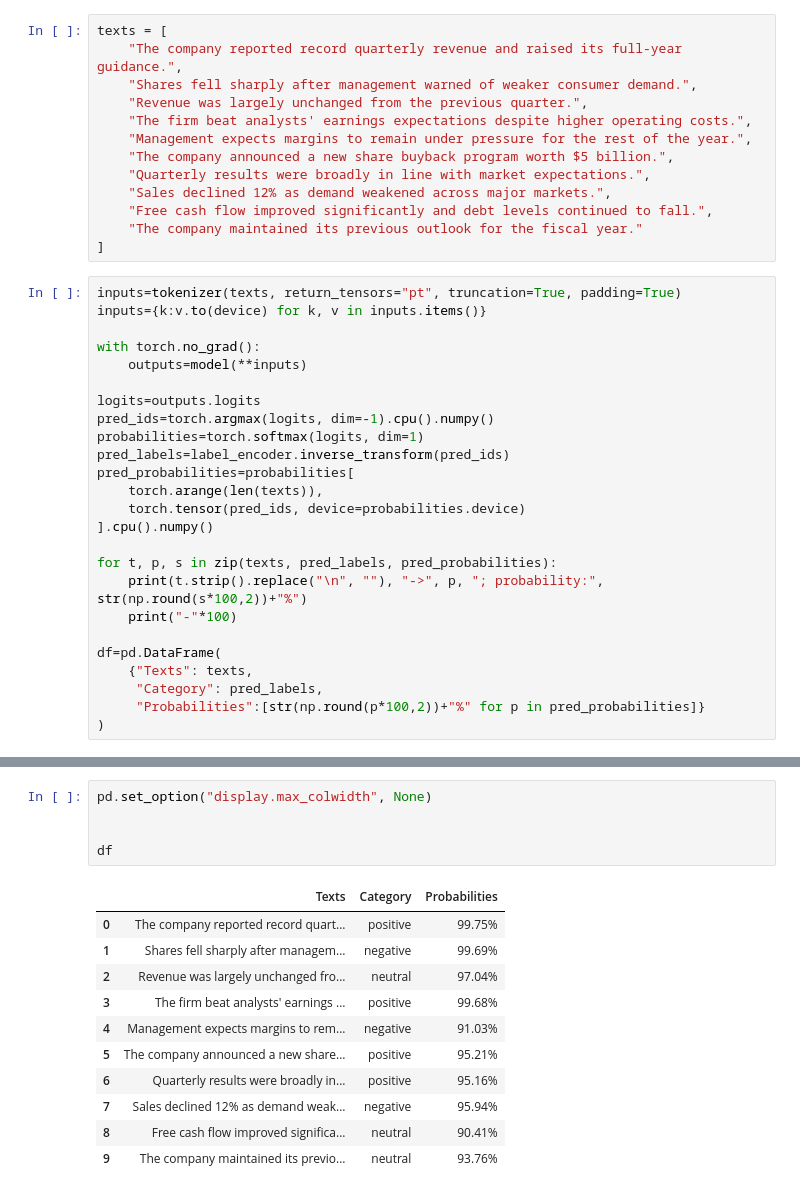
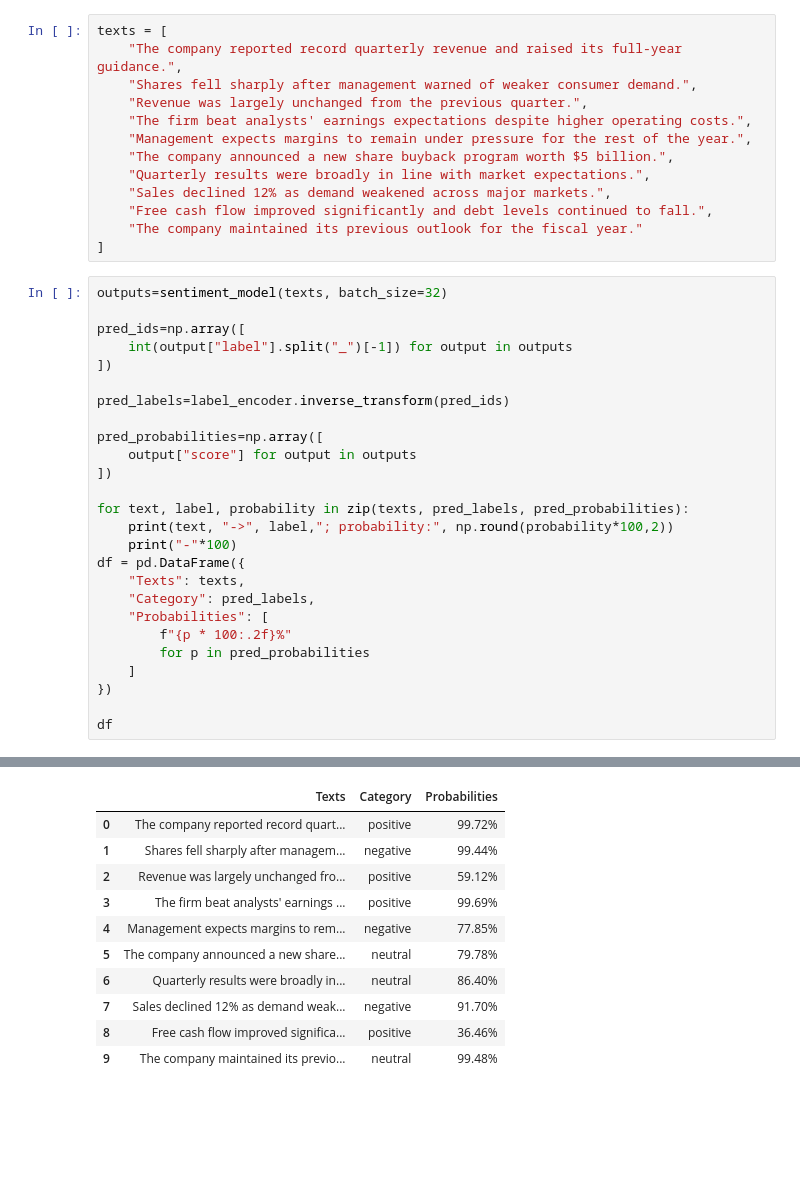
Before and after one commit to kun-2023/Financial-Sentiments-Classification-DistilBERT-project, a Jupyter notebook: notebook/3_Distilbert_model.ipynb, the cells around one changed output, grey strips where cells are left out. Saved outputs shown, nothing was run; the diff lists cells and outputs as text; blank space fills up the shorter version.

```diff
--- a/notebook/3_Distilbert_model.ipynb
+++ b/notebook/3_Distilbert_model.ipynb
@@ -368,28 +414,29 @@ texts = [
     "The company maintained its previous outlook for the fiscal year."
 ]
 # %%
-inputs=tokenizer(texts, return_tensors="pt", truncation=True, padding=True)
-inputs={k:v.to(device) for k, v in inputs.items()}
+outputs=sentiment_model(texts, batch_size=32)
 
-with torch.no_grad():
-    outputs=model(**inputs)
+pred_ids=np.array([
+    int(output["label"].split("_")[-1]) for output in outputs
+])
 
-logits=outputs.logits
-pred_ids=torch.argmax(logits, dim=-1).cpu().numpy()
-probabilities=torch.softmax(logits, dim=1)
 pred_labels=label_encoder.inverse_transform(pred_ids)
-pred_probabilities=probabilities[
-    torch.arange(len(texts)),
-    torch.tensor(pred_ids, device=probabilities.device)
-].cpu().numpy()
 
-for t, p, s in zip(texts, pred_labels, pred_probabilities):
-    print(t.strip().replace("\n", ""), "->", p, "; probability:", str(np.round(s*100,2))+"%")
+pred_probabilities=np.array([
+    output["score"] for output in outputs
+])
+
+for text, label, probability in zip(texts, pred_labels, pred_probabilities):
+    print(text, "->", label,"; probability:", np.round(probability*100,2))
     print("-"*100)
+df = pd.DataFrame({
+    "Texts": texts,
+    "Category": pred_labels,
+    "Probabilities": [
+        f"{p * 100:.2f}%"
+        for p in pred_probabilities
+    ]
+})
 
-df=pd.DataFrame(
-    {"Texts": texts,
-     "Category": pred_labels,
-     "Probabilities":[str(np.round(p*100,2))+"%" for p in pred_probabilities]}
-)
+df
 # %% [output]
@@ -415,18 +462,12 @@ The company maintained its previous outlook for the fiscal year. -> neutral ; pr
 ----------------------------------------------------------------------------------------------------
+|  | Texts | Category | Probabilities |
+| 0 | The company reported record quart... | positive | 99.72% |
+| 1 | Shares fell sharply after managem... | negative | 99.44% |
+| 2 | Revenue was largely unchanged fro... | positive | 59.12% |
+| 3 | The firm beat analysts' earnings ... | positive | 99.69% |
+| 4 | Management expects margins to rem... | negative | 77.85% |
+| 5 | The company announced a new share... | neutral | 79.78% |
+| 6 | Quarterly results were broadly in... | neutral | 86.40% |
+| 7 | Sales declined 12% as demand weak... | negative | 91.70% |
+| 8 | Free cash flow improved significa... | positive | 36.46% |
+| 9 | The company maintained its previo... | neutral | 99.48% |
-# %%
-pd.set_option("display.max_colwidth", None)
-
-
-df
-# %% [output]
-|  | Texts | Category | Probabilities |
-| 0 | The company reported record quart... | positive | 99.75% |
-| 1 | Shares fell sharply after managem... | negative | 99.69% |
-| 2 | Revenue was largely unchanged fro... | neutral | 97.04% |
-| 3 | The firm beat analysts' earnings ... | positive | 99.68% |
-| 4 | Management expects margins to rem... | negative | 91.03% |
-| 5 | The company announced a new share... | positive | 95.21% |
-| 6 | Quarterly results were broadly in... | positive | 95.16% |
-| 7 | Sales declined 12% as demand weak... | negative | 95.94% |
-| 8 | Free cash flow improved significa... | neutral | 90.41% |
-| 9 | The company maintained its previo... | neutral | 93.76% |
```
Also changed, not shown: parts of 23 cells of this notebook, 2 other files.
